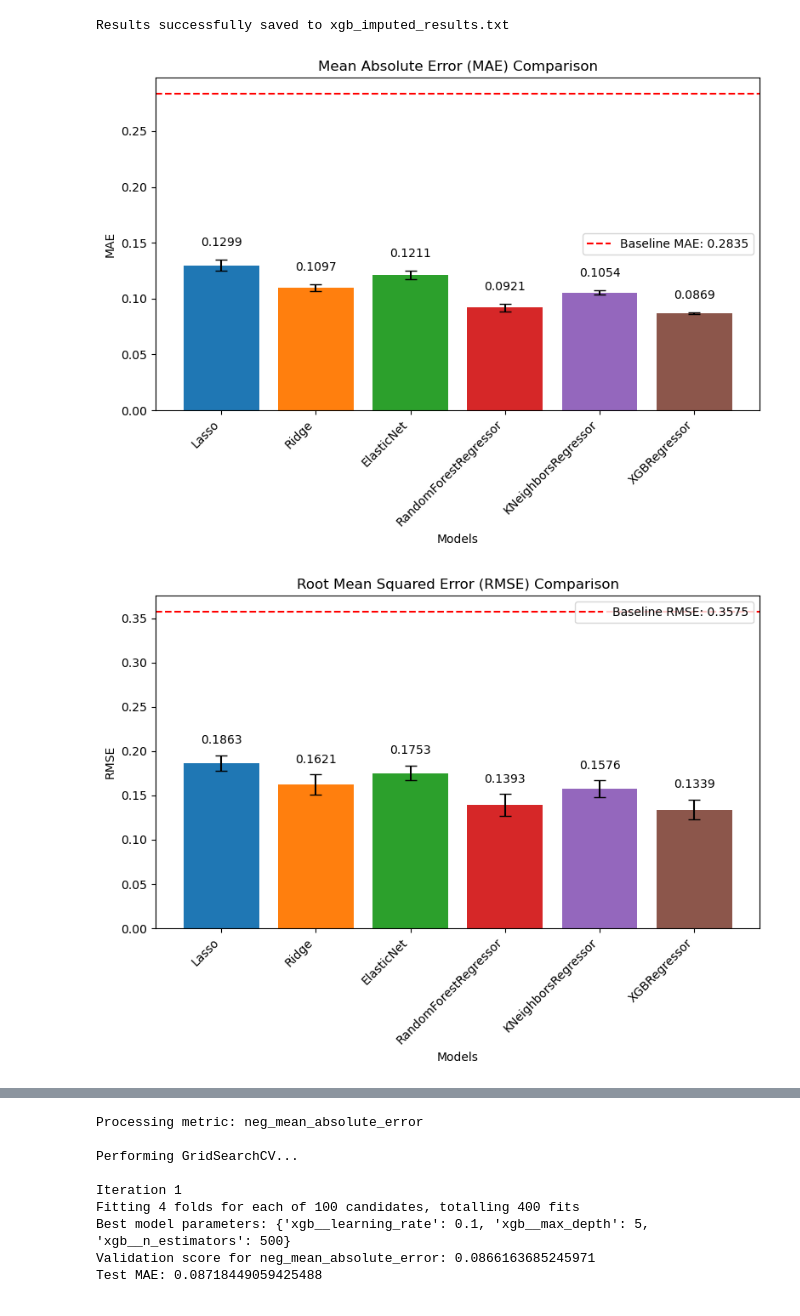
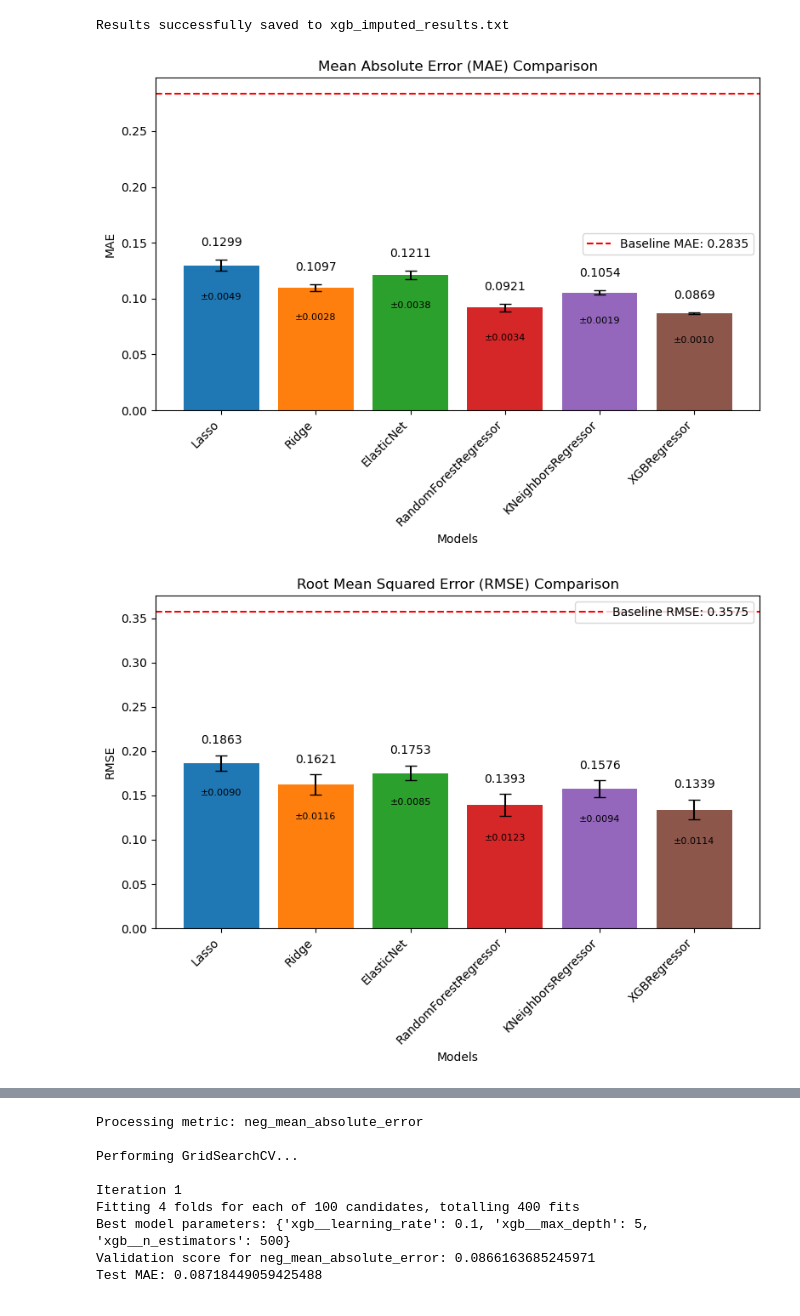
Before and after one commit to lshiyu4210/used_car_price_prediction, a Jupyter notebook: src/ML_pipeline.ipynb, the cells around one changed output, grey strips where cells are left out. Saved outputs shown, nothing was run; the diff lists cells and outputs as text; code cells hidden in the pictures.

```diff
--- a/src/ML_pipeline.ipynb
+++ b/src/ML_pipeline.ipynb
@@ -585,12 +585,23 @@ colors = plt.cm.tab10(np.arange(len(model_names)))
 plt.figure(figsize=(8, 6))
 for i, model in enumerate(model_names):
     bar = plt.bar(model, means_mae[i], yerr=stds_mae[i], capsize=5, color=colors[i])
+    # Display mean value
     plt.text(
         bar[0].get_x() + bar[0].get_width() / 2,
         bar[0].get_height() + stds_mae[i] + 0.01,
         f'{means_mae[i]:.4f}',
         ha='center',
         va='bottom'
+    )
+    # Display standard deviation
+    plt.text(
+        bar[0].get_x() + bar[0].get_width() / 2,
+        bar[0].get_height() - stds_mae[i] - 0.02,  # Slightly below the bar
+        f'±{stds_mae[i]:.4f}',
+        ha='center',
+        va='top',
+        fontsize=8,
+        color='black'
     )
 plt.axhline(baseline_mae, color='red', linestyle='--', label=f'Baseline MAE: {baseline_mae:.4f}')
 plt.title('Mean Absolute Error (MAE) Comparison')
@@ -606,43 +617,65 @@ plt.show()
 plt.figure(figsize=(8, 6))
 for i, model in enumerate(model_names):
     bar = plt.bar(model, means_rmse[i], yerr=stds_rmse[i], capsize=5, color=colors[i])
+    # Display mean value
     plt.text(
         bar[0].get_x() + bar[0].get_width() / 2,
-        bar[0].get_height() + stds_rmse[i] + 0.01,  # Use stds_rmse
-        f'{means_rmse[i]:.4f}',  # Use means_rmse
+        bar[0].get_height() + stds_rmse[i] + 0.01,
+        f'{means_rmse[i]:.4f}',
         ha='center',
         va='bottom'
+    )
+    # Display standard deviation
+    plt.text(
+        bar[0].get_x() + bar[0].get_width() / 2,
+        bar[0].get_height() - stds_rmse[i] - 0.02,
+        f'±{stds_rmse[i]:.4f}',
+        ha='center',
+        va='top',
+        fontsize=8,
+        color='black'
     )
 plt.axhline(baseline_rmse, color='red', linestyle='--', label=f'Baseline RMSE: {baseline_rmse:.4f}')
 plt.title('Root Mean Squared Error (RMSE) Comparison')
 plt.ylabel('RMSE')
 plt.xlabel('Models')
 plt.xticks(rotation=45, ha='right')
 plt.legend()
 plt.tight_layout()
 plt.savefig('../figures/RMSE.png', format='png', dpi=300, bbox_inches='tight')
 plt.show()
 
 # Plot R²
 plt.figure(figsize=(8, 6))
 for i, model in enumerate(model_names):
     bar = plt.bar(model, means_r2[i], yerr=stds_r2[i], capsize=5, color=colors[i])
+    # Display mean value
     plt.text(
         bar[0].get_x() + bar[0].get_width() / 2,
-        bar[0].get_height() + stds_r2[i] + 0.01,  # Use stds_r2
-        f'{means_r2[i]:.4f}',  # Use means_r2
+        bar[0].get_height() + stds_r2[i] + 0.01,
+        f'{means_r2[i]:.4f}',
         ha='center',
         va='bottom'
+    )
+    # Display standard deviation
+    plt.text(
+        bar[0].get_x() + bar[0].get_width() / 2,
+        bar[0].get_height() - stds_r2[i] - 0.02,
+        f'±{stds_r2[i]:.4f}',
+        ha='center',
+        va='top',
+        fontsize=8,
+        color='black'
     )
 plt.axhline(baseline_r2, color='red', linestyle='--', label=f'Baseline R²: {baseline_r2:.4f}')
 plt.title('R² Score Comparison')
 plt.ylabel('R²')
 plt.xlabel('Models')
 plt.xticks(rotation=45, ha='right')
 plt.legend()
 plt.tight_layout()
 plt.savefig('../figures/R2.png', format='png', dpi=300, bbox_inches='tight')
 plt.show()
 # %% [output]
-[figure, old version]
+[figure, new version]
-[figure, old version]
+[figure, new version]
```
Also changed, not shown: parts of 4 cells of this notebook, 5 other files.
